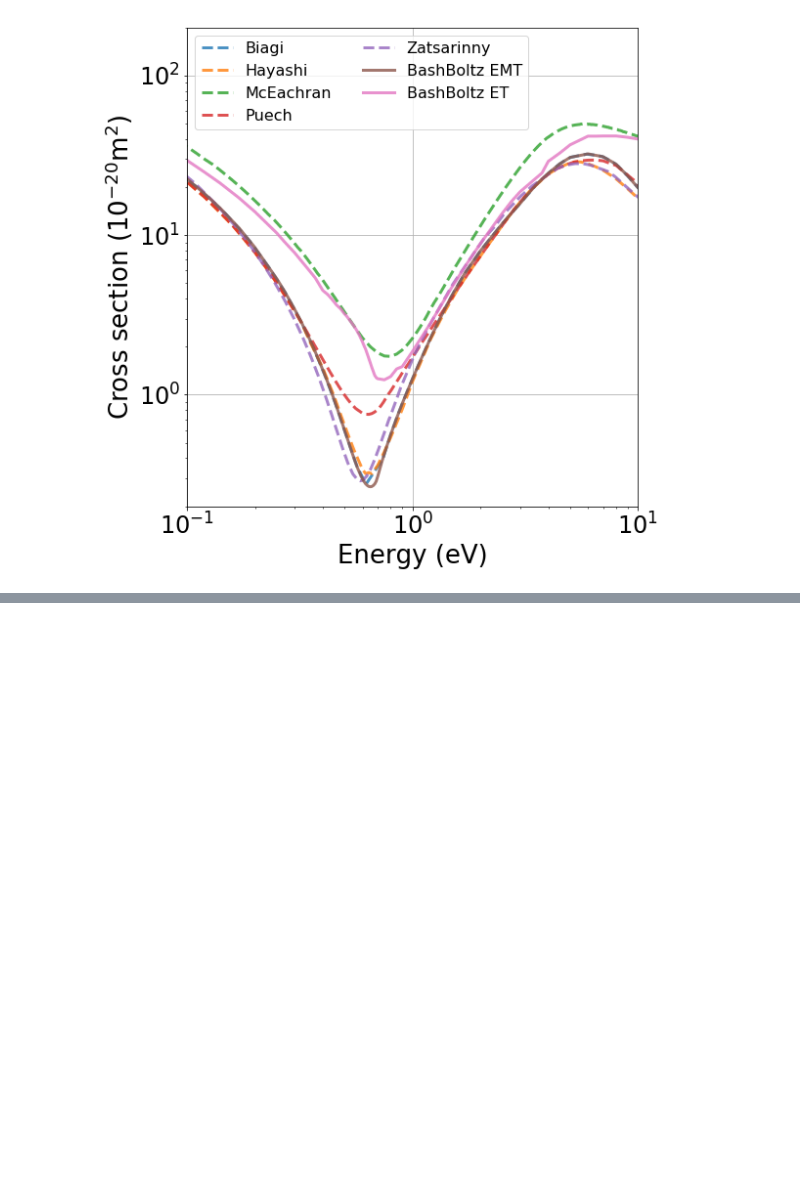
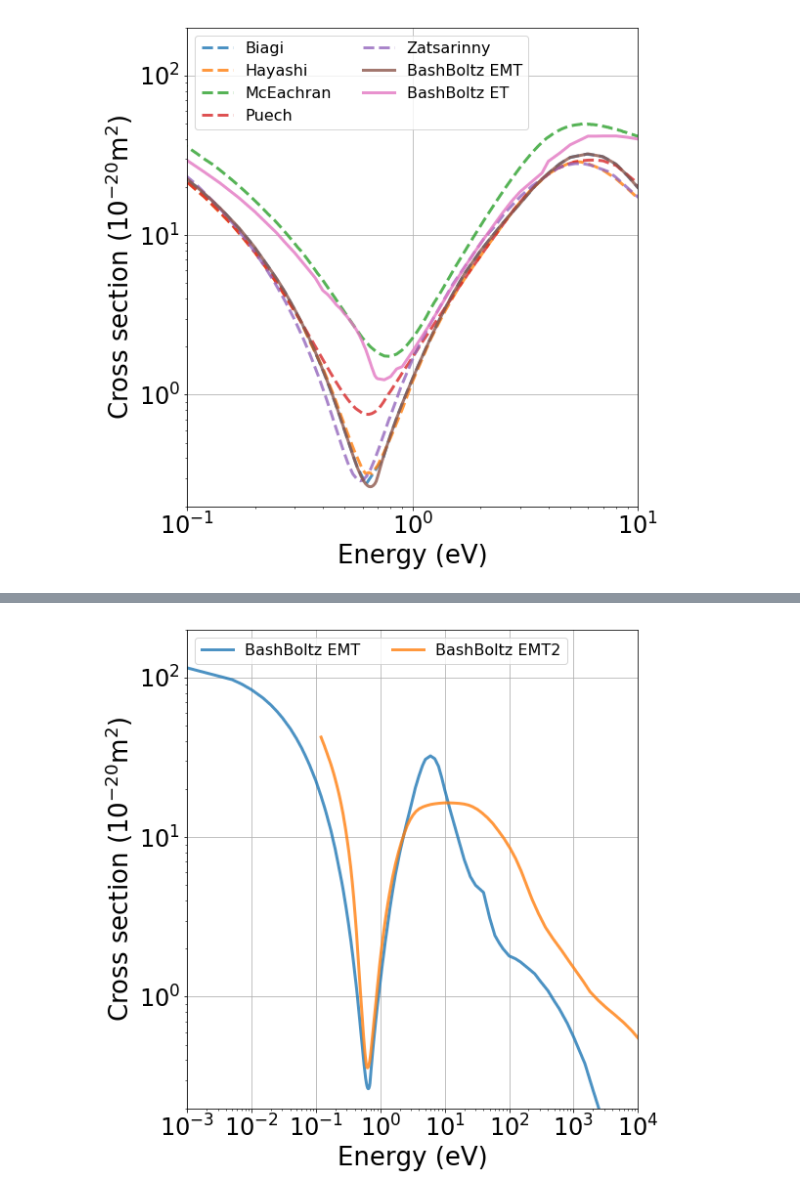
Before and after one commit to AustinMcDonald/GasMixXeHeAr, a Jupyter notebook: MagBoltz-X-section.ipynb, the cells around one changed output, grey strips where cells are left out. Drawn from its saved outputs; the diff is of its cells as text; code cells hidden in the pictures; blank space fills up the shorter version.

```diff
--- a/MagBoltz-X-section.ipynb
+++ b/MagBoltz-X-section.ipynb
@@ -143,0 +126,28 @@ plt.show()
+# %%
+plt.figure(figsize=(8,8))
+
+plt.plot(XEN,YMOM,linewidth=3,alpha=0.8,label="BashBoltz EMT")
+
+N = 25
+XENavg  = moving_average(XEN,N)
+YMOMavg = moving_average(YMOM,N)
+plt.plot(XENavg,YMOMavg,linewidth=3,alpha=0.8,label="BashBoltz EMT2")
+#plt.plot(XEL,YEL,linewidth=3,alpha=0.8,label="BashBoltz ET")
+
+plt.legend(loc='upper left',fontsize=16,ncol=2)
+
+plt.xlabel(r'Energy (eV)',fontsize=26)
+plt.ylabel(r'Cross section (10$^{-20}$m$^2$)',fontsize=26)
+plt.xticks(fontsize=24)
+plt.yticks(fontsize=24)
+plt.grid()
+plt.tight_layout()
+plt.loglog()
+plt.xlim(1e-3,1e4)
+#plt.xlim(1e-1,1e1)
+plt.ylim(2e-1,2e2)
+#plt.savefig("/Users/austinmcdonald/Desktop/GAS_controversy/MB-vel"+".pdf")
+
+plt.show()
+# %% [output]
+[figure, added]
```
Also changed, not shown: parts of 4 cells of this notebook, 2 other files.
